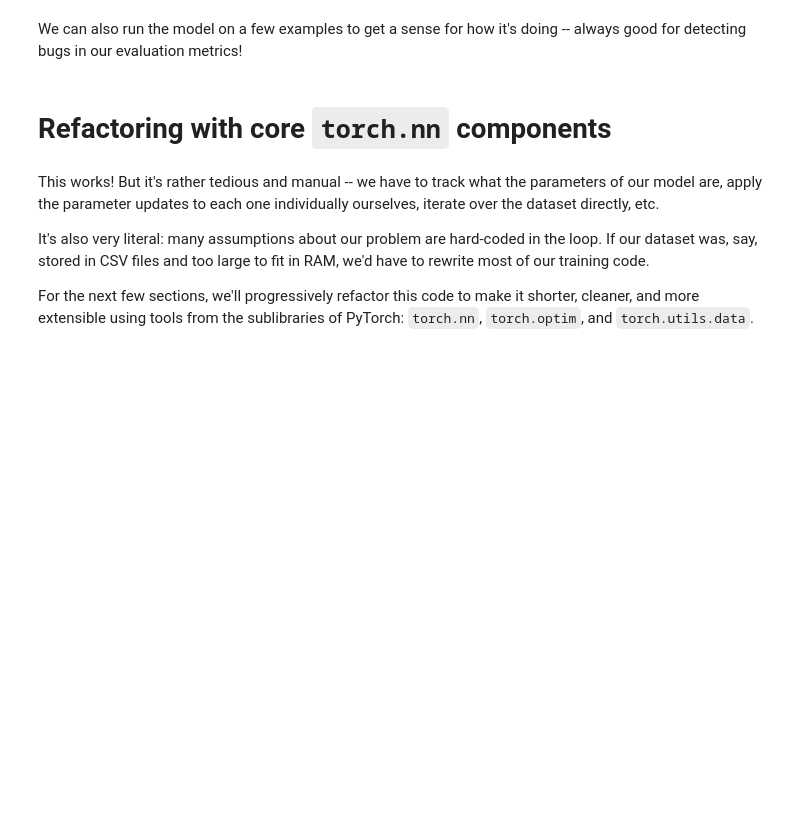
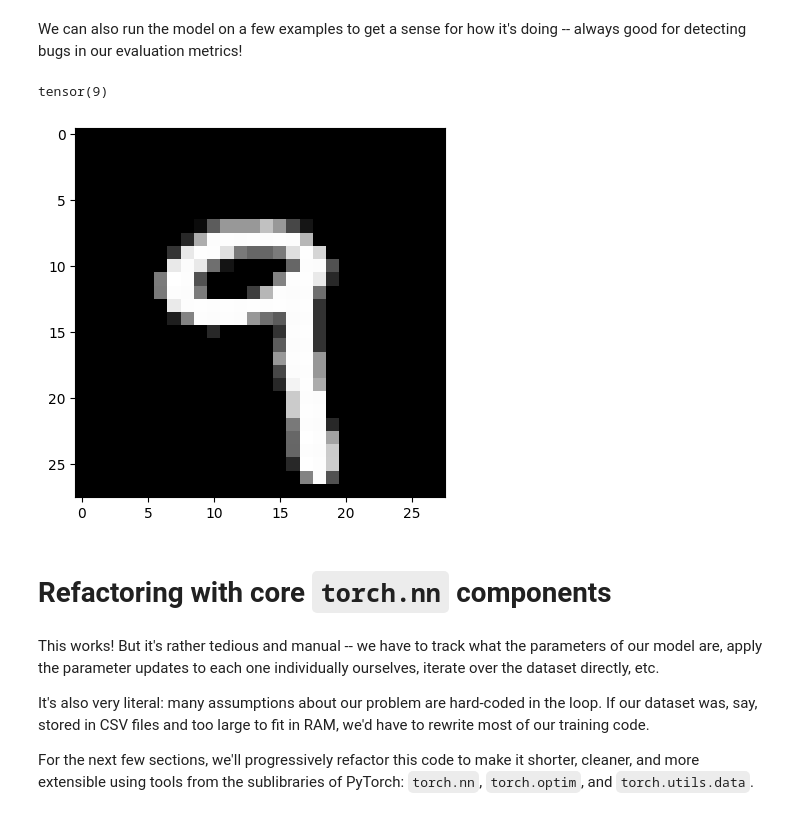
Before and after one commit to This-Is-Suhrid-apparently/fsdl-text-recognizer-2022-labs_understanding, a Jupyter notebook: lab01/notebooks/lab01_pytorch.ipynb, the cells around one changed output. Saved outputs shown, nothing was run; the diff lists cells and outputs as text; code cells hidden in the pictures; blank space fills up the shorter version.

```diff
--- a/lab01/notebooks/lab01_pytorch.ipynb
+++ b/lab01/notebooks/lab01_pytorch.ipynb
@@ -562,12 +592,19 @@ always good for detecting bugs in our evaluation metrics!
 # %%
 # re-execute this cell for more samples
 idx = random.randint(0, len(x_train))
 example = x_train[idx:idx+1]
 
 out = model(example)
 
 print(out.argmax())
-wandb.Image(example.reshape(28, 28)).image
+# wandb.Image(example.reshape(28, 28)).image
+import matplotlib.pyplot as plt
+# Reshape and display the image using matplotlib
+plt.imshow(example.reshape(28, 28), cmap="gray")
+plt.show()
+# %% [output]
+tensor(9)
+[figure, added]
 # %% [markdown]
 # Refactoring with core `torch.nn` components
 # %% [markdown]
```
Also changed, not shown: parts of 7 cells of this notebook.
